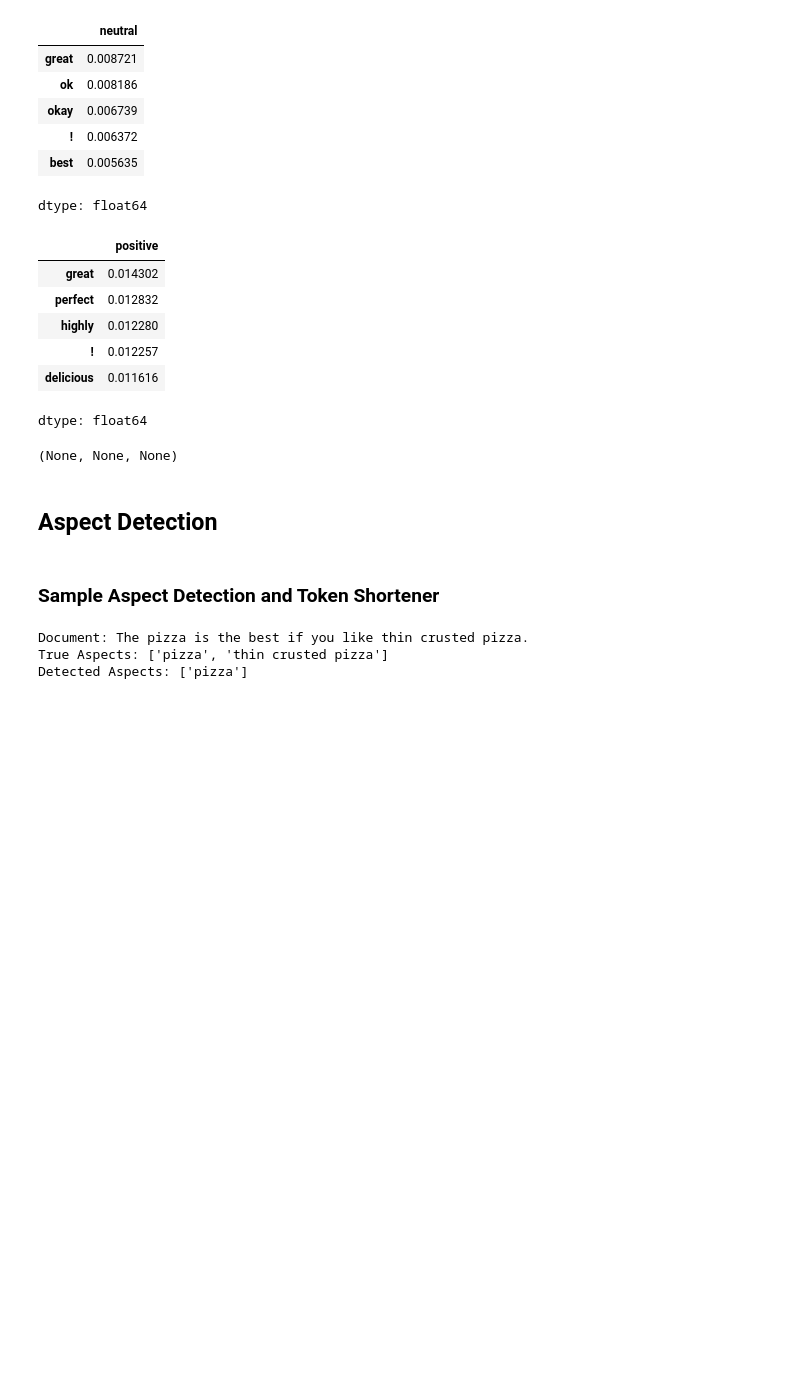
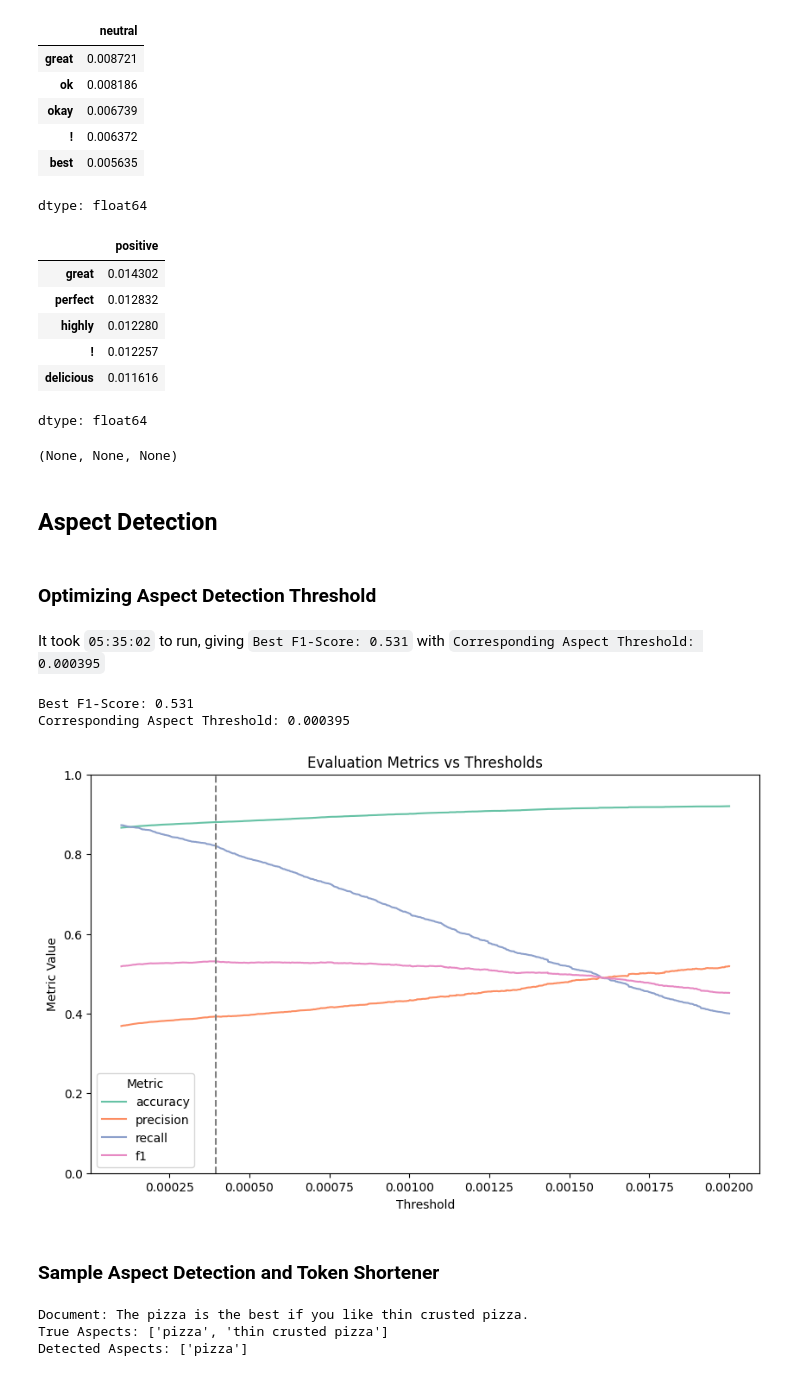
Before and after one commit to tabaraei/aspect-based-sentiment-analysis, a Jupyter notebook: ABSA.ipynb, the cells around one changed output. Saved outputs shown, nothing was run; the diff lists cells and outputs as text; code cells hidden in the pictures; blank space fills up the shorter version.

```diff
--- a/ABSA.ipynb
+++ b/ABSA.ipynb
@@ -436,10 +441,6 @@ class AspectDetection:
 
         self.train_df['PREDICTION'] = self.clf.predict(self.X_train)
         self.test_df['PREDICTION'] = self.clf.predict(self.X_test)
-
-    # def is_noun(self, word):
-    #     pos = pos_tag(word_tokenize(word))[0][1]
-    #     return pos in ['NN', 'NNS', 'NNP', 'NNPS']
 
     def detect_nouns(self, document):
         doc = nlp(document)
@@ -497,7 +498,7 @@ class AspectDetection:
             X = self.X_test
 
         all_tokens = df['TOKENS'].tolist()
-        true_aspects = df['Aspects'].tolist()
+        true_aspects = [[aspect.lower() for aspect in aspects] for aspects in df['Aspects'].tolist()]
         candidate_aspects = df.apply(lambda d: self.get_candidate_aspects(
                 vectorized_doc=X[d.name],
                 PREDICTION=d.PREDICTION,
@@ -545,12 +546,52 @@ class AspectDetection:
         the doc into sentences, transform them using the same transformation on
         aspects, and returns the first-matching sentence for each aspect.
         '''
-        sentences = sent_tokenize(document)
-        transformed_sentences = vec.transform(sentences)
+        sentences = re.split(r'(?<=[:;.!?])\s+', document)
+        sentences = [sentence.strip() for sentence in sentences if sentence.strip()]
+        transformed_sentences = self.vec.transform(sentences)
         return [self.find_aspect_in_sentences(aspect, sentences, transformed_sentences) for aspect in aspects]
 
 
 AD = AspectDetection(semeval_sentiment_analysis)
+# %% [markdown]
+### Optimizing Aspect Detection Threshold
+# %% [markdown]
+It took `05:35:02` to run, giving `Best F1-Score: 0.531` with `Corresponding Aspect Threshold: 0.000395`
+# %%
+load_evaluations = True
+
+if load_evaluations:
+    evaluations_df = joblib.load(f'{SAVE_DRIVE_PATH}/evaluations.pkl')
+else:
+    evaluations_list = list()
+    aspect_thresholds = tqdm(np.linspace(0.0001, 0.002, 1200))
+
+    for aspect_threshold in aspect_thresholds:
+        evaluation_metrics, _ = AD.evaluate_aspect_detection(aspect_threshold, train_or_test='train')
+        evaluations_list.append(evaluation_metrics)
+        aspect_thresholds.set_description(f'Threshold: {aspect_threshold:.6f}       ' +
+                                        f'Accuracy: {evaluation_metrics["accuracy"]:.2f}, ' +
+                                        f'Precision: {evaluation_metrics["precision"]:.2f}, ' +
+                                        f'Recall: {evaluation_metrics["recall"]:.2f}, ' +
+                                        f'F-1: {evaluation_metrics["f1"]:.2f}')
+
+    evaluations_df = pd.DataFrame(evaluations_list, index=aspect_thresholds)
+    joblib.dump(evaluations_df, f'{SAVE_DRIVE_PATH}/evaluations.pkl')
+
+
+best_aspect_threshold = evaluations_df['f1'].idxmax()
+best_f1_score = evaluations_df.loc[best_aspect_threshold, 'f1']
+
+print(f'Best F1-Score: {best_f1_score:.3f}')
+print(f'Corresponding Aspect Threshold: {best_aspect_threshold:.6f}\n')
+# %% [output]
+Best F1-Score: 0.531
+Corresponding Aspect Threshold: 0.000395
+# %%
+df = evaluations_df.reset_index(names='Threshold').melt(id_vars='Threshold', var_name='Metric', value_name='Value')
+visualize.aspect_detection_evaluation(df, best_aspect_threshold)
+# %% [output]
+[figure, added]
 # %% [markdown]
 ### Sample Aspect Detection and Token Shortener
 # %%
```
Also changed, not shown: parts of 25 cells of this notebook.
